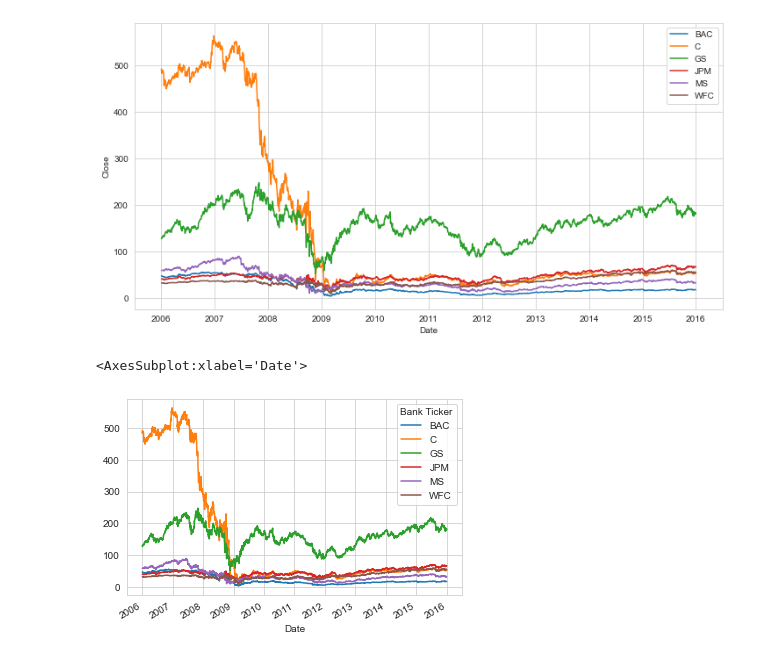
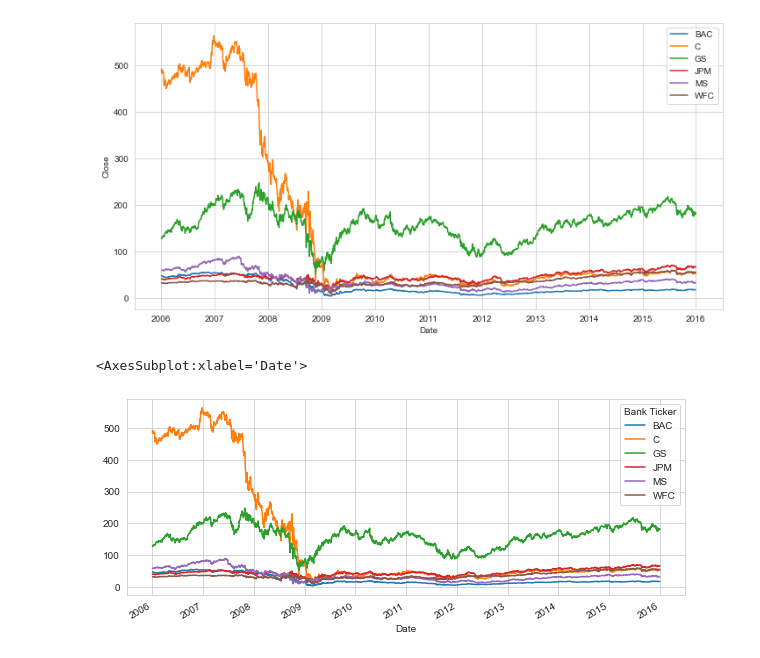
Before and after one commit to khunamir/pfmladsbc, a Jupyter notebook: Data Capstone Project/Finance Project.ipynb, the cells around one changed output. Drawn from its saved outputs; the diff is of its cells as text; code cells hidden in the pictures.

```diff
--- a/Data Capstone Project/Finance Project.ipynb
+++ b/Data Capstone Project/Finance Project.ipynb
@@ -275,7 +275,7 @@ for tick in tickers:
 # %% [output]
 [figure]
 # %%
-bank_stocks.xs(key='Close',axis=1,level='Stock Info').plot(fig)
+bank_stocks.xs(key='Close',axis=1,level='Stock Info').plot(figsize=(10,4))
 # %% [output]
 <AxesSubplot:xlabel='Date'>
-[figure, old version]
+[figure, new version]
```
Also changed, not shown: parts of 11 cells of this notebook.
